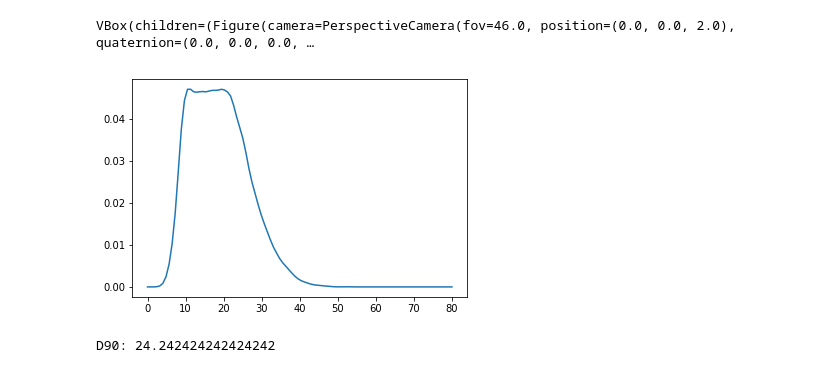
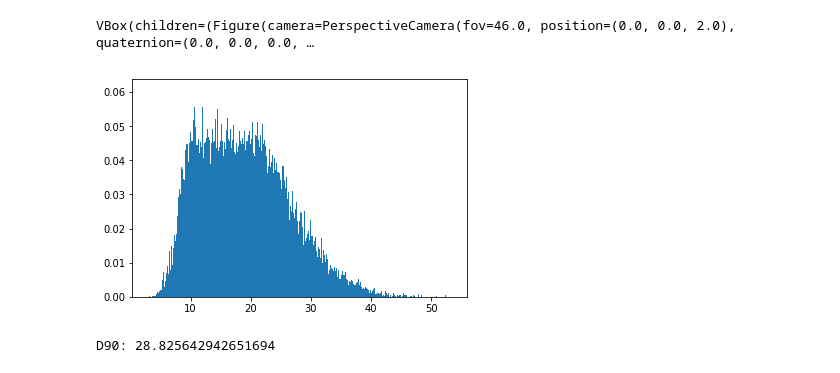
Before and after one commit to rockandsalt/image_segmentation, a Jupyter notebook: analyse_stack.ipynb, the cells around one changed output. Drawn from its saved outputs; the diff is of its cells as text; code cells hidden in the pictures.

```diff
--- a/analyse_stack.ipynb
+++ b/analyse_stack.ipynb
@@ -96,15 +93,3 @@ ipv.quickscatter(pt_cloud_pt[:,0], pt_cloud_pt[:,1], pt_cloud_pt[:,2], size=equi
 ipv.show()
 # %% [output]
 VBox(children=(Figure(camera=PerspectiveCamera(fov=46.0, position=(0.0, 0.0, 2.0), quaternion=(0.0, 0.0, 0.0, …
-# %%
-from sklearn.neighbors import KernelDensity
-
-x_plot = np.linspace(0,80,100)
-kde = KernelDensity(kernel='gaussian', bandwidth=0.75).fit(equiv_dia.reshape(-1,1))
-log_den = kde.score_samples(x_plot.reshape(-1,1))
-
-fig, ax = plt.subplots()
-ax.plot(x_plot, np.exp(log_den))
-plt.show()
-# %% [output]
-[figure, removed]
@@ -123,4 +96,10 @@ for i in range(dens_ls.shape[0]):
+# %%
+fig, ax = plt.subplots()
+bin, edge, patch = ax.hist(equiv_dia,1000,density = True)
+plt.show()
+# %% [output]
+[figure, added]
 # %%
-print('D90: {}'.format(x_plot[d90_loc]))
+print("D90: {}".format(np.percentile(equiv_dia,90)))
 # %% [output]
-D90: 24.242424242424242
+D90: 28.825642942651694
```
Also changed, not shown: parts of 24 cells of this notebook.
